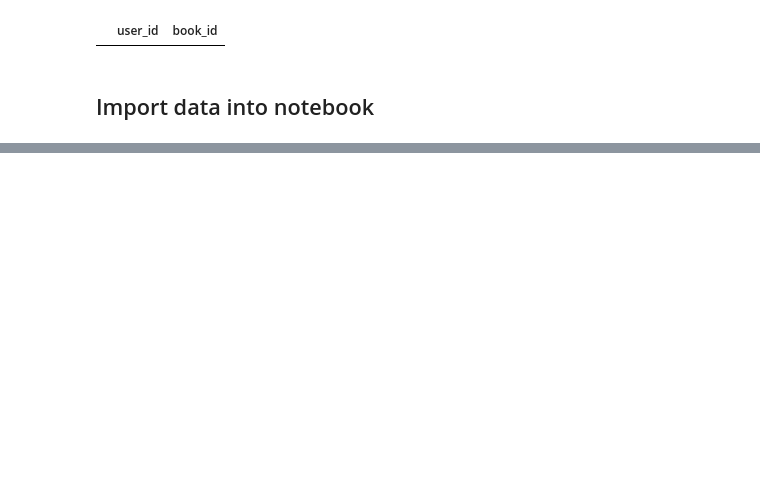
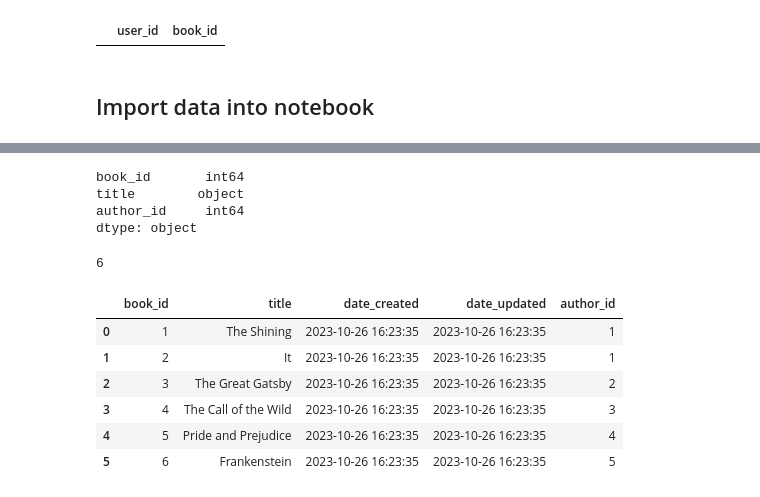
Before and after one commit to SeeBee8/Books, a Jupyter notebook: Books.ipynb, the cells around one changed output, grey strips where cells are left out. Cells and saved outputs as stored; diff of their text form; code cells hidden in the pictures; blank space fills up the shorter version.

```diff
--- a/Books.ipynb
+++ b/Books.ipynb
@@ -82,0 +237,27 @@ authors = pd.read_csv("")
+# %%
+#Review dataframe data types
+books.dtypes
+# %% [output]
+book_id       int64
+title        object
+author_id     int64
+dtype: object
+# %%
+# read data into authors
+books.to_sql('books', engine, index=False, if_exists = 'append')
+# %% [output]
+6
+# %%
+# Confirm data has been added
+q = """
+SELECT * FROM books;
+"""
+pd.read_sql(q,engine)
+# %% [output]
+|  | book_id | title | date_created | date_updated | author_id |
+| 0 | 1 | The Shining | 2023-10-26 16:23:35 | 2023-10-26 16:23:35 | 1 |
+| 1 | 2 | It | 2023-10-26 16:23:35 | 2023-10-26 16:23:35 | 1 |
+| 2 | 3 | The Great Gatsby | 2023-10-26 16:23:35 | 2023-10-26 16:23:35 | 2 |
+| 3 | 4 | The Call of the Wild | 2023-10-26 16:23:35 | 2023-10-26 16:23:35 | 3 |
+| 4 | 5 | Pride and Prejudice | 2023-10-26 16:23:35 | 2023-10-26 16:23:35 | 4 |
+| 5 | 6 | Frankenstein | 2023-10-26 16:23:35 | 2023-10-26 16:23:35 | 5 |
```
Also changed, not shown: parts of 43 cells of this notebook, 4 other files.
